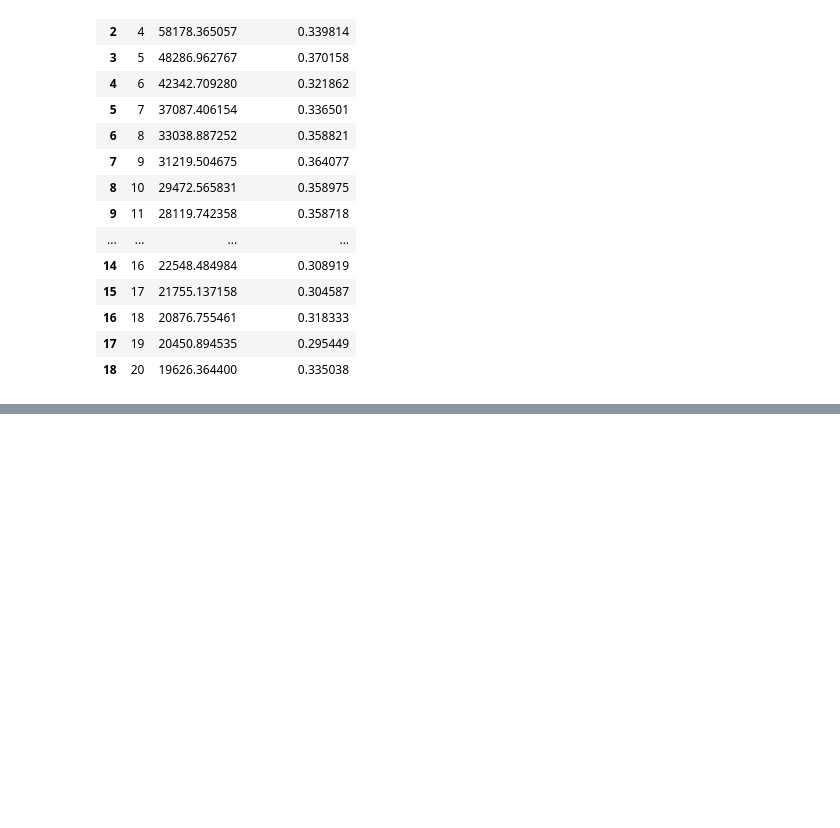
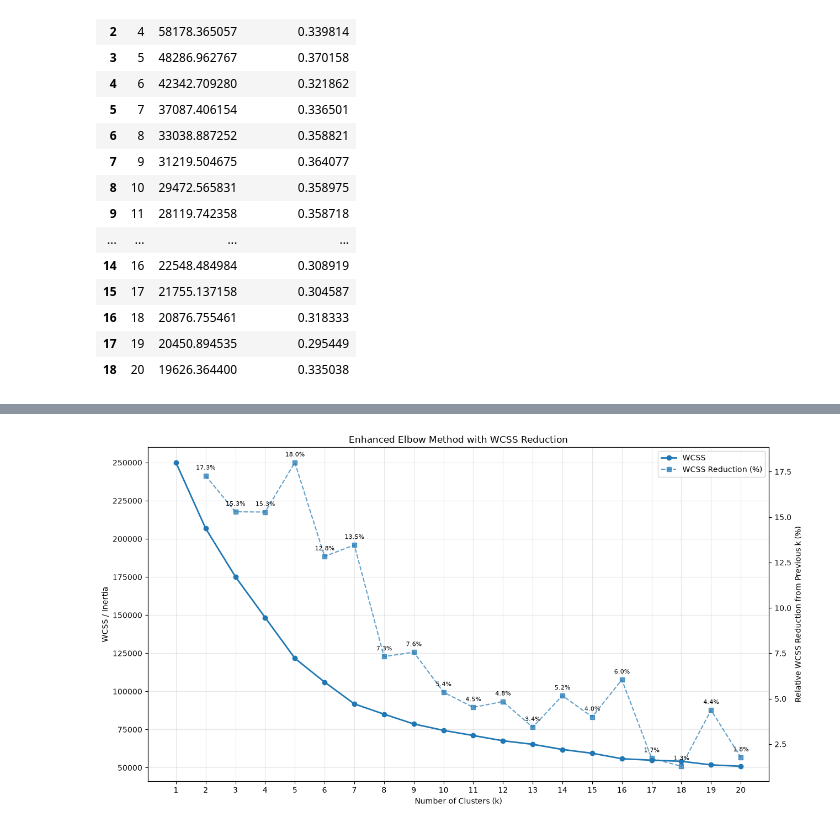
Before and after one commit to AI-BootCamp-g4/ai-bootcamp-project, a Jupyter notebook: notebooks/01_data_understanding.ipynb, the cells around one changed output, grey strips where cells are left out. Cells and saved outputs as stored; diff of their text form; code cells hidden in the pictures; blank space fills up the shorter version.

```diff
--- a/notebooks/01_data_understanding.ipynb
+++ b/notebooks/01_data_understanding.ipynb
@@ -1562,0 +1976,65 @@ k_evaluation
+# %%
+fig, ax1 = plt.subplots(figsize=(13, 7))
+
+# Main WCSS curve
+ax1.plot(
+    k_values_all,
+    wcss_values_all,
+    marker="o",
+    linewidth=2,
+    label="WCSS"
+)
+
+ax1.set_xlabel("Number of Clusters (k)")
+ax1.set_ylabel("WCSS / Inertia")
+ax1.set_xticks(range(1, 21))
+ax1.grid(alpha=0.3)
+
+# Secondary axis = relative WCSS reduction
+ax2 = ax1.twinx()
+
+ax2.plot(
+    k_values_all[1:],
+    relative_reduction,
+    marker="s",
+    linestyle="--",
+    alpha=0.7,
+    label="WCSS Reduction (%)"
+)
+
+ax2.set_ylabel(
+    "Relative WCSS Reduction from Previous k (%)"
+)
+
+# Show reduction percentage over every point
+for k, reduction in zip(
+    k_values_all[1:],
+    relative_reduction
+):
+    ax2.annotate(
+        f"{reduction:.1f}%",
+        (k, reduction),
+        textcoords="offset points",
+        xytext=(0, 8),
+        ha="center",
+        fontsize=8
+    )
+
+# Combined legend
+lines1, labels1 = ax1.get_legend_handles_labels()
+lines2, labels2 = ax2.get_legend_handles_labels()
+
+ax1.legend(
+    lines1 + lines2,
+    labels1 + labels2,
+    loc="upper right"
+)
+
+plt.title(
+    "Enhanced Elbow Method with WCSS Reduction"
+)
+
+plt.tight_layout()
+plt.show()
+# %% [output]
+[figure, added]
```
Also changed, not shown: parts of 22 cells of this notebook, 1 other file.
